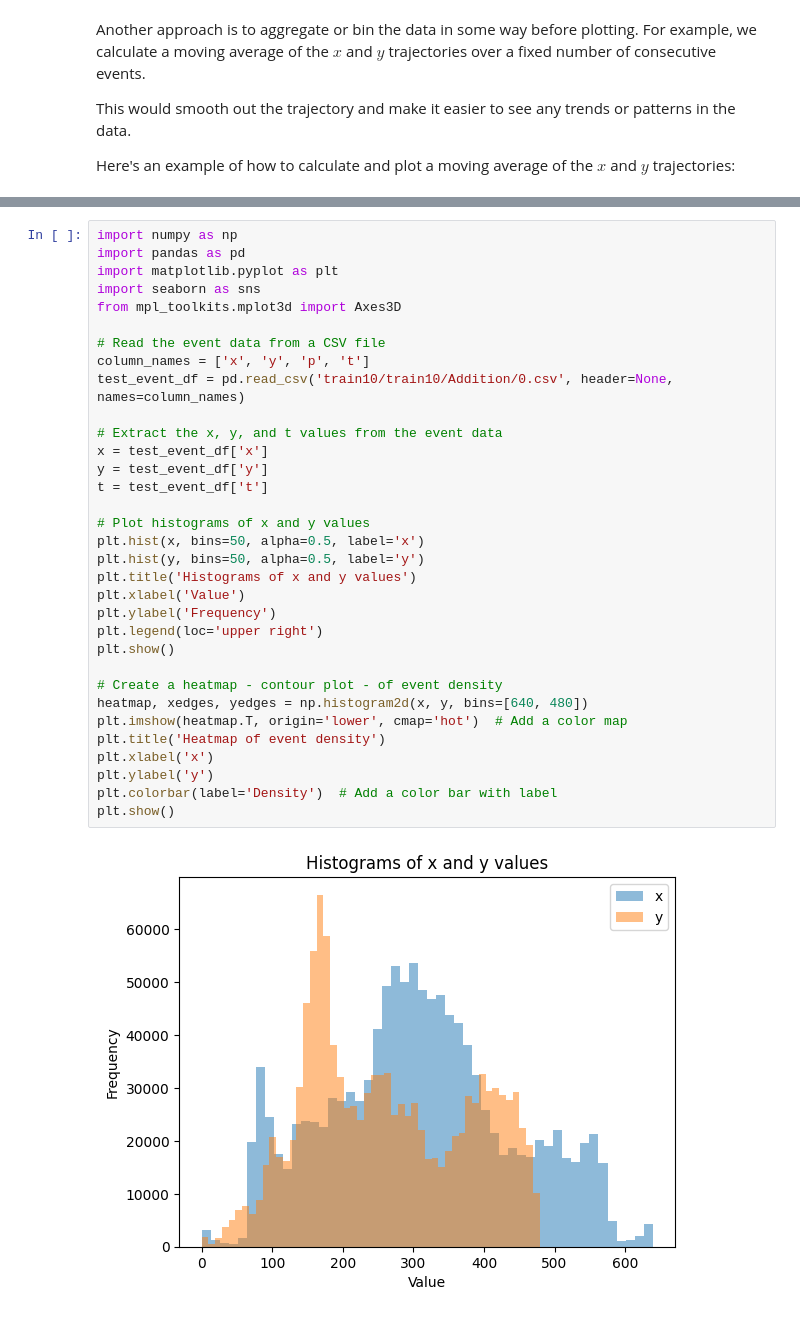
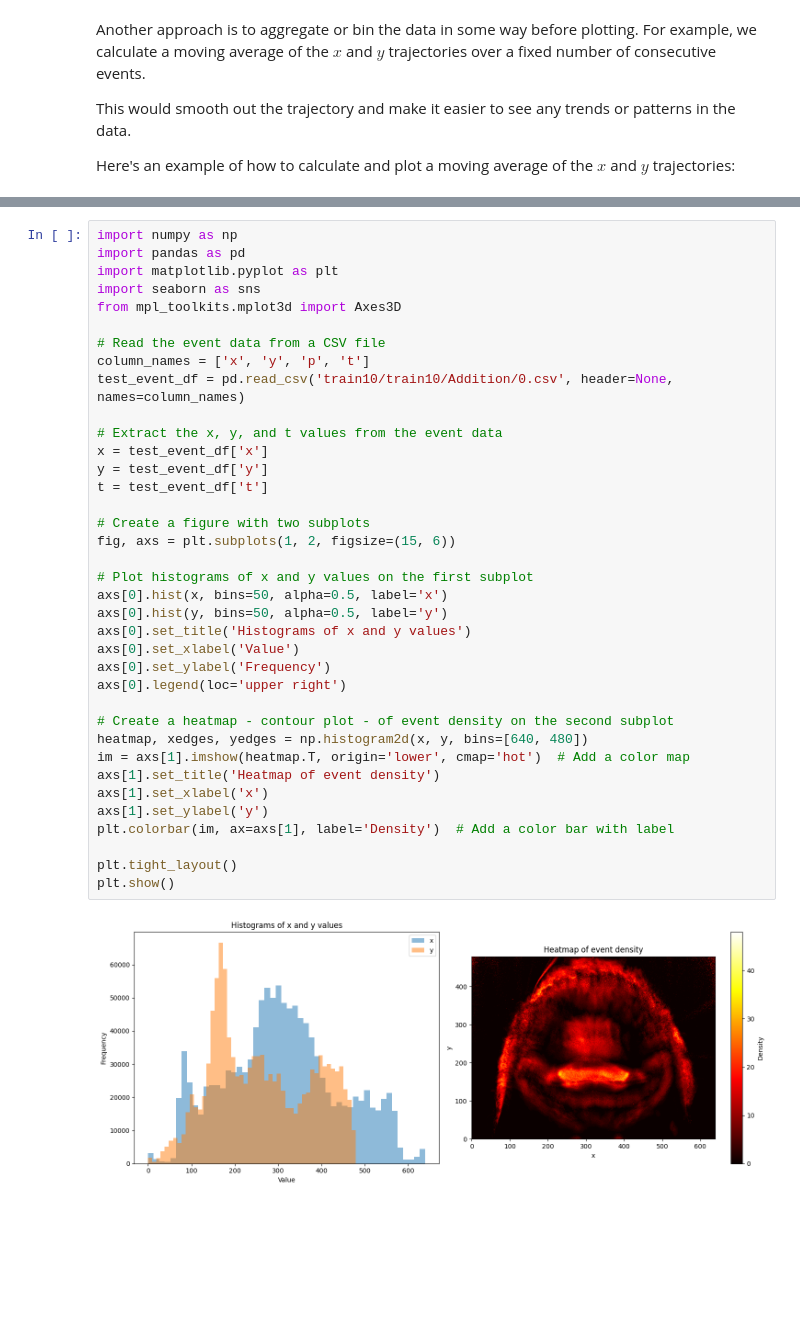
Before and after one commit to adlyZaroui/Event-Lip-Reading, a Jupyter notebook: trajectory.ipynb, the cells around one changed output, grey strips where cells are left out. Saved outputs shown, nothing was run; the diff lists cells and outputs as text; blank space fills up the shorter version.

```diff
--- a/trajectory.ipynb
+++ b/trajectory.ipynb
@@ -174,35 +180,39 @@ plt.show()
 # %%
 import numpy as np
 import pandas as pd
 import matplotlib.pyplot as plt
 import seaborn as sns
 from mpl_toolkits.mplot3d import Axes3D
 
 # Read the event data from a CSV file
 column_names = ['x', 'y', 'p', 't']
 test_event_df = pd.read_csv('train10/train10/Addition/0.csv', header=None, names=column_names)
 
 # Extract the x, y, and t values from the event data
 x = test_event_df['x']
 y = test_event_df['y']
 t = test_event_df['t']
 
-# Plot histograms of x and y values
-plt.hist(x, bins=50, alpha=0.5, label='x')
-plt.hist(y, bins=50, alpha=0.5, label='y')
-plt.title('Histograms of x and y values')
-plt.xlabel('Value')
-plt.ylabel('Frequency')
-plt.legend(loc='upper right')
+# Create a figure with two subplots
+fig, axs = plt.subplots(1, 2, figsize=(15, 6))
+
+# Plot histograms of x and y values on the first subplot
+axs[0].hist(x, bins=50, alpha=0.5, label='x')
+axs[0].hist(y, bins=50, alpha=0.5, label='y')
+axs[0].set_title('Histograms of x and y values')
+axs[0].set_xlabel('Value')
+axs[0].set_ylabel('Frequency')
+axs[0].legend(loc='upper right')
+
+# Create a heatmap - contour plot - of event density on the second subplot
+heatmap, xedges, yedges = np.histogram2d(x, y, bins=[640, 480])
+im = axs[1].imshow(heatmap.T, origin='lower', cmap='hot')  # Add a color map
+axs[1].set_title('Heatmap of event density')
+axs[1].set_xlabel('x')
+axs[1].set_ylabel('y')
+plt.colorbar(im, ax=axs[1], label='Density')  # Add a color bar with label
+
+plt.tight_layout()
 plt.show()
-
-# Create a heatmap - contour plot - of event density
-heatmap, xedges, yedges = np.histogram2d(x, y, bins=[640, 480])
-plt.imshow(heatmap.T, origin='lower', cmap='hot')  # Add a color map
-plt.title('Heatmap of event density')
-plt.xlabel('x')
-plt.ylabel('y')
-plt.colorbar(label='Density')  # Add a color bar with label
-plt.show()
 # %% [output]
-[figure, old version]
+[figure, new version]
```
Also changed, not shown: parts of 6 cells of this notebook.
